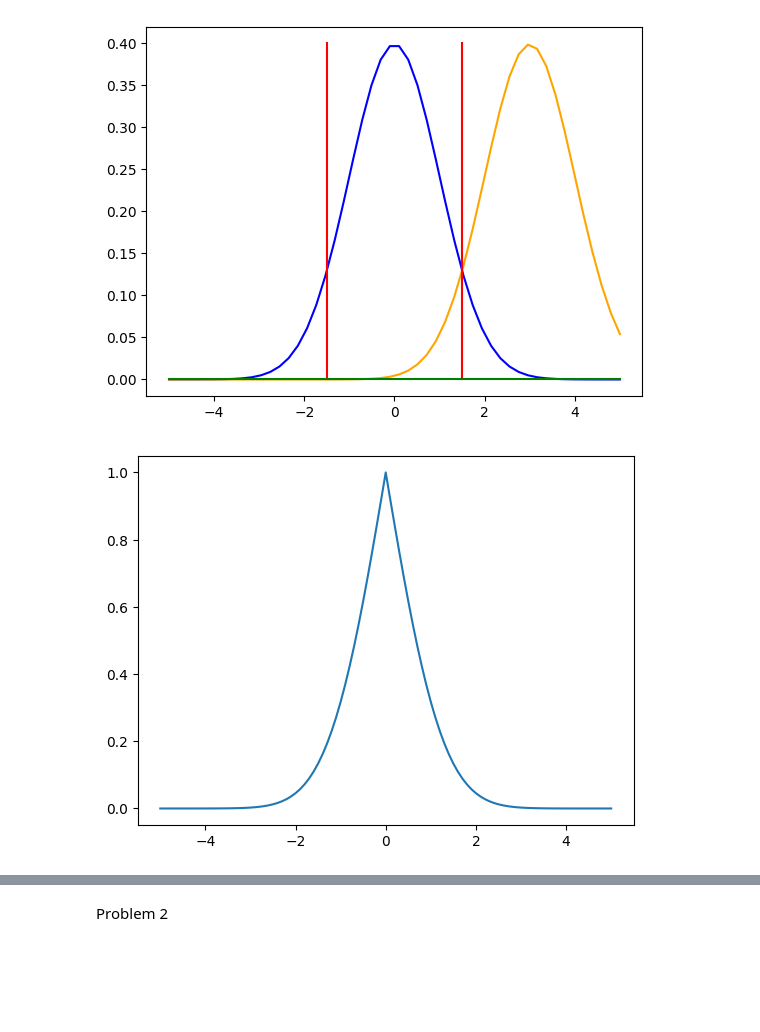
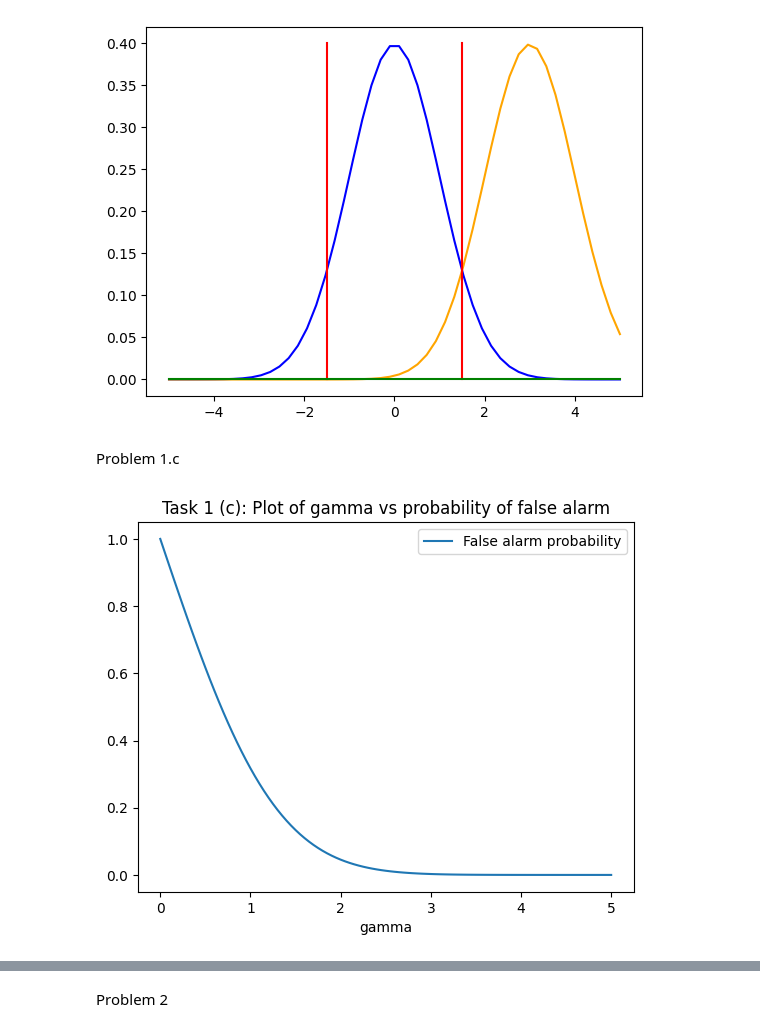
Before and after one commit to evitell/EL2050-hw-1-3, a Jupyter notebook: notebook1-hw13.ipynb, the cells around one changed output, grey strips where cells are left out. Saved outputs shown, nothing was run; the diff lists cells and outputs as text; code cells hidden in the pictures; blank space fills up the shorter version.

```diff
--- a/notebook1-hw13.ipynb
+++ b/notebook1-hw13.ipynb
@@ -29,16 +29,18 @@ plt.plot([-5,5],[0,0],color="green")
 plt.show()
 # %% [output]
 [figure]
-# %%
-
-
-
-
-
-x1c = np.linspace(-5,5,101) # odd number to make it "pointy"
-
-plt.plot(x1c,(scipy.stats.norm().cdf( - abs(x1c))*2.0))
-
-plt.show()
-# %% [output]
-[figure, removed]
+# %% [markdown]
+Problem 1.c
+# %%
+x1c = np.linspace(0,5,101)
+
+plt.plot(x1c,(1.0 - scipy.stats.norm().cdf(x1c)) *2.0, label="False alarm probability")
+
+plt.legend()
+plt.xlabel("gamma")
+plt.title("Task 1 (c): Plot of gamma vs probability of false alarm")
+plt.savefig("plt1c.png")
+
+plt.show()
+# %% [output]
+[figure, added]
```
Also changed, not shown: parts of 6 cells of this notebook, 2 other files.
